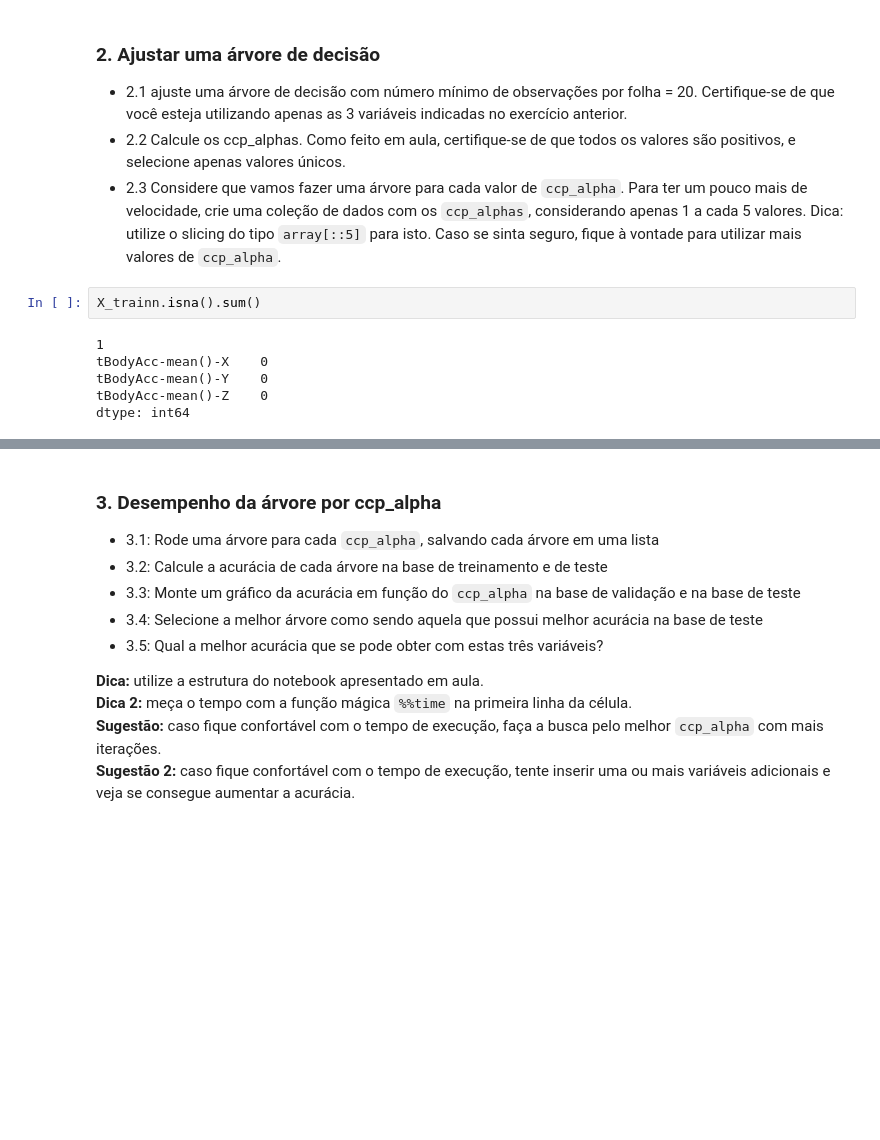
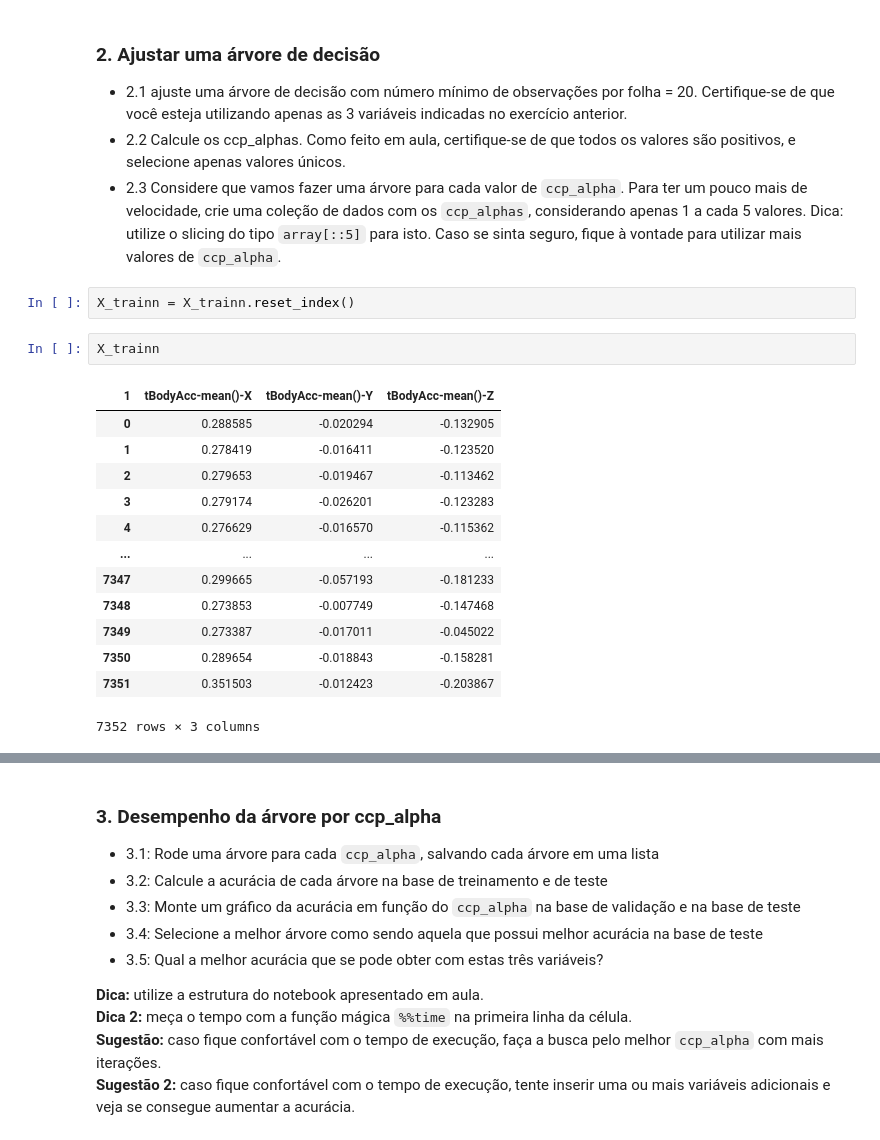
Before and after one commit to victortintel/ex1_modulo17_arvores2, a Jupyter notebook: ex1_victor_tintel_mod_17.ipynb, the cells around one changed output, grey strips where cells are left out. Cells and saved outputs as stored; diff of their text form; blank space fills up the shorter version.

````diff
--- a/ex1_victor_tintel_mod_17.ipynb
+++ b/ex1_victor_tintel_mod_17.ipynb
@@ -291,12 +291,22 @@ y_testee.head(2)
 - 2.1 ajuste uma árvore de decisão com número mínimo de observações por folha = 20. Certifique-se de que você esteja utilizando apenas as 3 variáveis indicadas no exercício anterior.
 - 2.2 Calcule os ccp_alphas. Como feito em aula, certifique-se de que todos os valores são positivos, e selecione apenas valores únicos.
 - 2.3 Considere que vamos fazer uma árvore para cada valor de ```ccp_alpha```. Para ter um pouco mais de velocidade, crie uma coleção de dados com os ```ccp_alphas```, considerando apenas 1 a cada 5 valores. Dica: utilize o slicing do tipo ```array[::5]``` para isto. Caso se sinta seguro, fique à vontade para utilizar mais valores de ```ccp_alpha```.
+# %%
+X_trainn = X_trainn.reset_index()
 # %%
-X_trainn.isna().sum()
+X_trainn
 # %% [output]
+| 1 | tBodyAcc-mean()-X | tBodyAcc-mean()-Y | tBodyAcc-mean()-Z |
+| 0 | 0.288585 | -0.020294 | -0.132905 |
+| 1 | 0.278419 | -0.016411 | -0.123520 |
+| 2 | 0.279653 | -0.019467 | -0.113462 |
+| 3 | 0.279174 | -0.026201 | -0.123283 |
+| 4 | 0.276629 | -0.016570 | -0.115362 |
+| ... | ... | ... | ... |
+| 7347 | 0.299665 | -0.057193 | -0.181233 |
+| 7348 | 0.273853 | -0.007749 | -0.147468 |
+| 7349 | 0.273387 | -0.017011 | -0.045022 |
+| 7350 | 0.289654 | -0.018843 | -0.158281 |
+| 7351 | 0.351503 | -0.012423 | -0.203867 |
-1
-tBodyAcc-mean()-X    0
-tBodyAcc-mean()-Y    0
-tBodyAcc-mean()-Z    0
-dtype: int64
+7352 rows × 3 columns
 # %%
````
Also changed, not shown: parts of 6 cells of this notebook.
